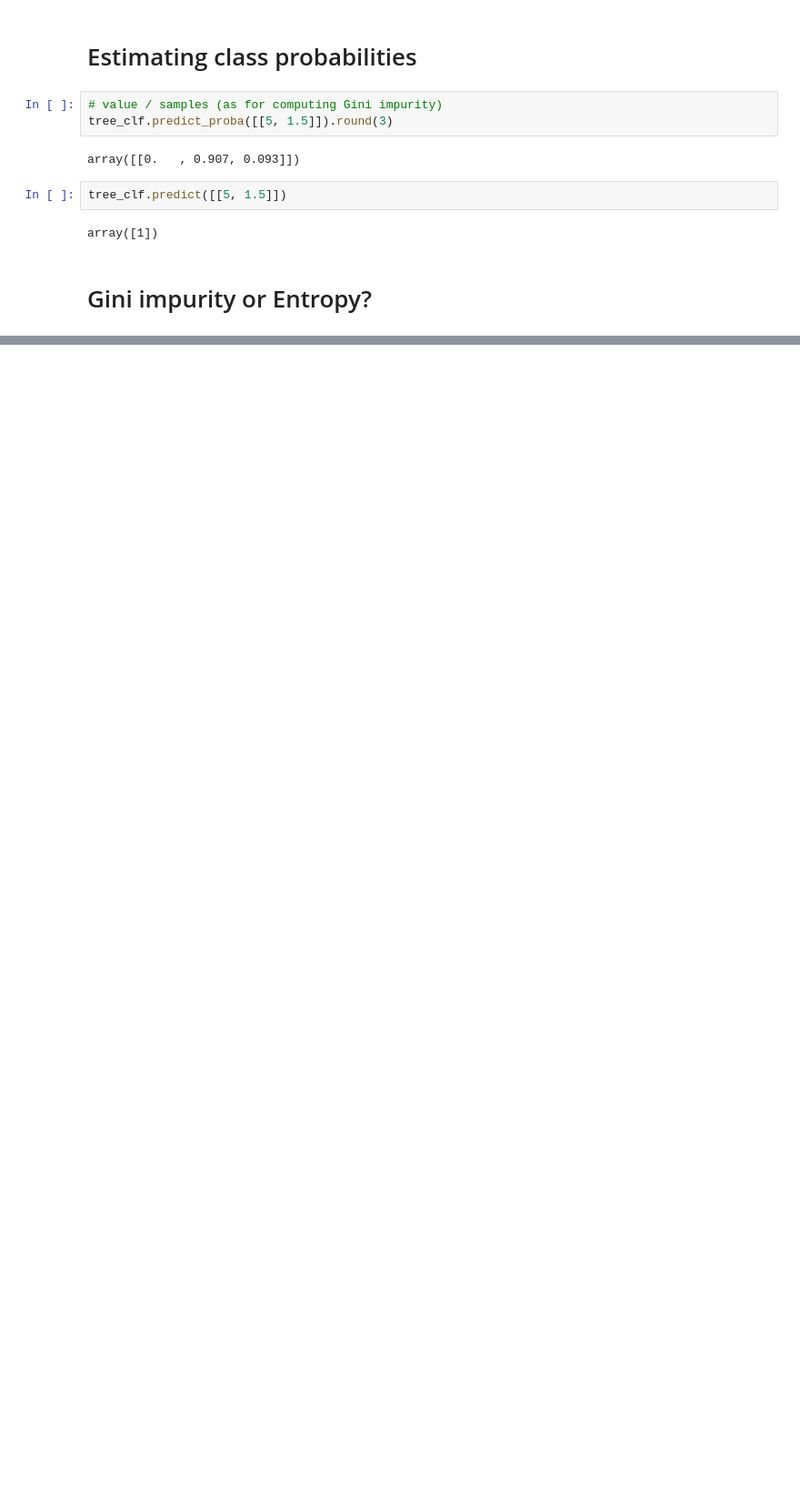
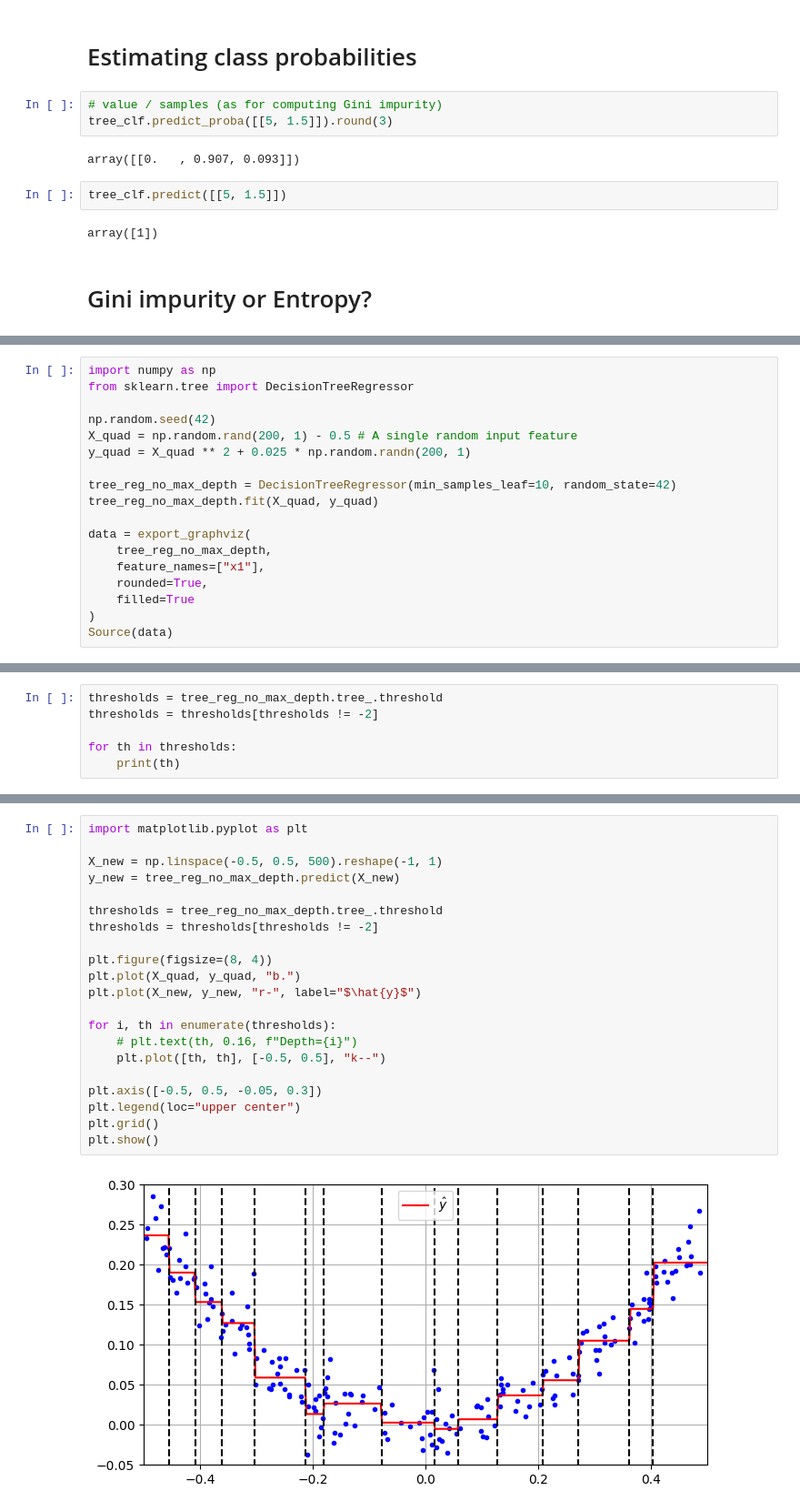
Before and after one commit to juliovr/homl, a Jupyter notebook: 06_decision_trees.ipynb, the cells around one changed output, grey strips where cells are left out. Shown at 91% size. Drawn from its saved outputs; the diff is of its cells as text; blank space fills up the shorter version.

```diff
--- a/06_decision_trees.ipynb
+++ b/06_decision_trees.ipynb
@@ -116,0 +254,18 @@ Source(data)
+# %%
+import numpy as np
+from sklearn.tree import DecisionTreeRegressor
+
+np.random.seed(42)
+X_quad = np.random.rand(200, 1) - 0.5 # A single random input feature
+y_quad = X_quad ** 2 + 0.025 * np.random.randn(200, 1)
+
+tree_reg_no_max_depth = DecisionTreeRegressor(min_samples_leaf=10, random_state=42)
+tree_reg_no_max_depth.fit(X_quad, y_quad)
+
+data = export_graphviz(
+    tree_reg_no_max_depth,
+    feature_names=["x1"],
+    rounded=True,
+    filled=True
+)
+Source(data)
@@ -116,0 +274,6 @@ Source(data)
+# %%
+thresholds = tree_reg_no_max_depth.tree_.threshold
+thresholds = thresholds[thresholds != -2]
+
+for th in thresholds:
+    print(th)
@@ -116,0 +295,23 @@ Source(data)
+# %%
+import matplotlib.pyplot as plt
+
+X_new = np.linspace(-0.5, 0.5, 500).reshape(-1, 1)
+y_new = tree_reg_no_max_depth.predict(X_new)
+
+thresholds = tree_reg_no_max_depth.tree_.threshold
+thresholds = thresholds[thresholds != -2]
+
+plt.figure(figsize=(8, 4))
+plt.plot(X_quad, y_quad, "b.")
+plt.plot(X_new, y_new, "r-", label="$\hat{y}$")
+
+for i, th in enumerate(thresholds):
+    # plt.text(th, 0.16, f"Depth={i}")
+    plt.plot([th, th], [-0.5, 0.5], "k--")
+
+plt.axis([-0.5, 0.5, -0.05, 0.3])
+plt.legend(loc="upper center")
+plt.grid()
+plt.show()
+# %% [output]
+[figure, added]
```
Also changed, not shown: parts of 18 cells of this notebook.
